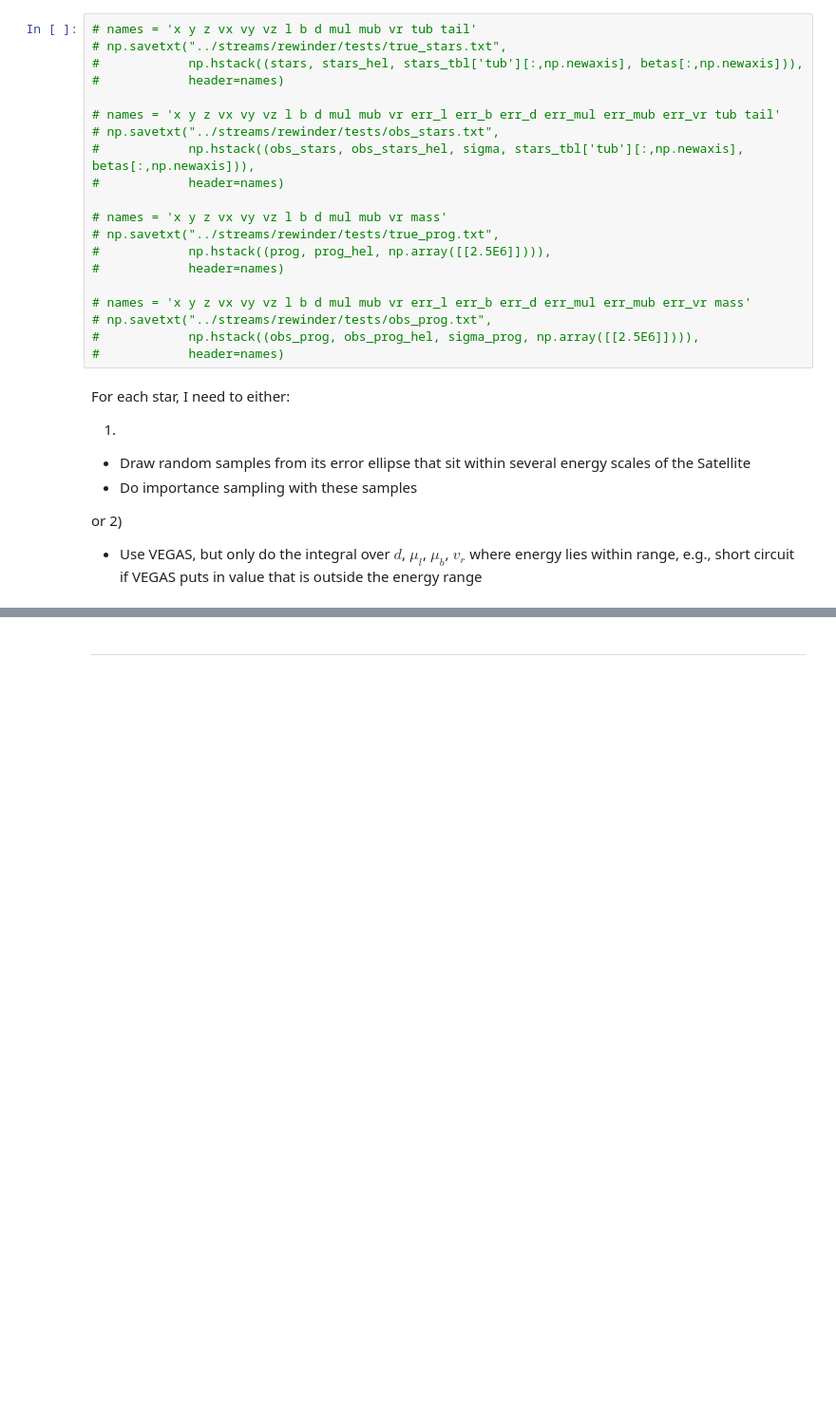
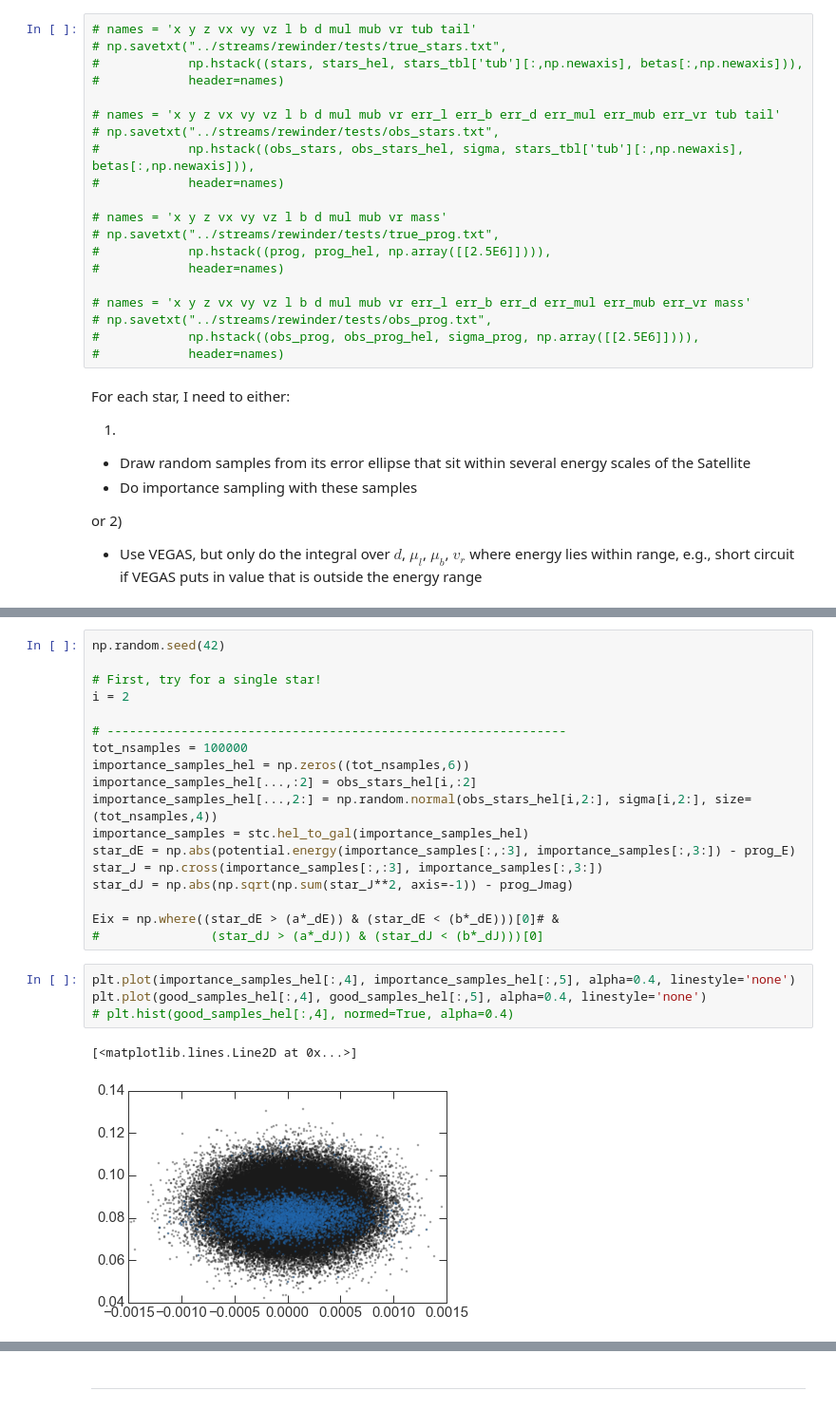
Before and after one commit to adrn/streams, a Jupyter notebook: notebooks/Restrict to energy scale.ipynb, the cells around one changed output, grey strips where cells are left out. Shown at 95% size. Drawn from its saved outputs; the diff is of its cells as text; blank space fills up the shorter version.

```diff
--- a/notebooks/Restrict to energy scale.ipynb
+++ b/notebooks/Restrict to energy scale.ipynb
@@ -361,0 +333,25 @@ TypeError: rewinder_likelihood() takes exactly 10 positional arguments (11 given
+# %%
+np.random.seed(42)
+
+# First, try for a single star!
+i = 2
+
+# --------------------------------------------------------------
+tot_nsamples = 100000
+importance_samples_hel = np.zeros((tot_nsamples,6))
+importance_samples_hel[...,:2] = obs_stars_hel[i,:2]
+importance_samples_hel[...,2:] = np.random.normal(obs_stars_hel[i,2:], sigma[i,2:], size=(tot_nsamples,4))
+importance_samples = stc.hel_to_gal(importance_samples_hel)
+star_dE = np.abs(potential.energy(importance_samples[:,:3], importance_samples[:,3:]) - prog_E)
+star_J = np.cross(importance_samples[:,:3], importance_samples[:,3:])
+star_dJ = np.abs(np.sqrt(np.sum(star_J**2, axis=-1)) - prog_Jmag)
+
+Eix = np.where((star_dE > (a*_dE)) & (star_dE < (b*_dE)))[0]# &
+#               (star_dJ > (a*_dJ)) & (star_dJ < (b*_dJ)))[0]
+# %%
+plt.plot(importance_samples_hel[:,4], importance_samples_hel[:,5], alpha=0.4, linestyle='none')
+plt.plot(good_samples_hel[:,4], good_samples_hel[:,5], alpha=0.4, linestyle='none')
+# plt.hist(good_samples_hel[:,4], normed=True, alpha=0.4)
+# %% [output]
+[<matplotlib.lines.Line2D at 0x...>]
+[figure, added]
```
Also changed, not shown: parts of 16 cells of this notebook.
